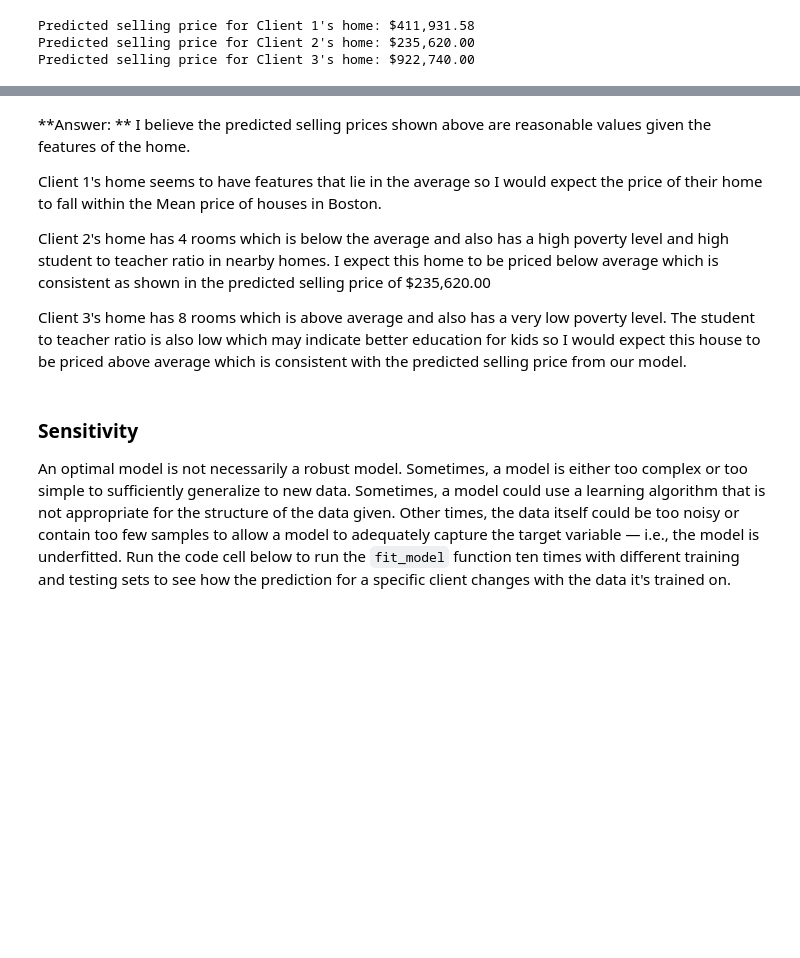
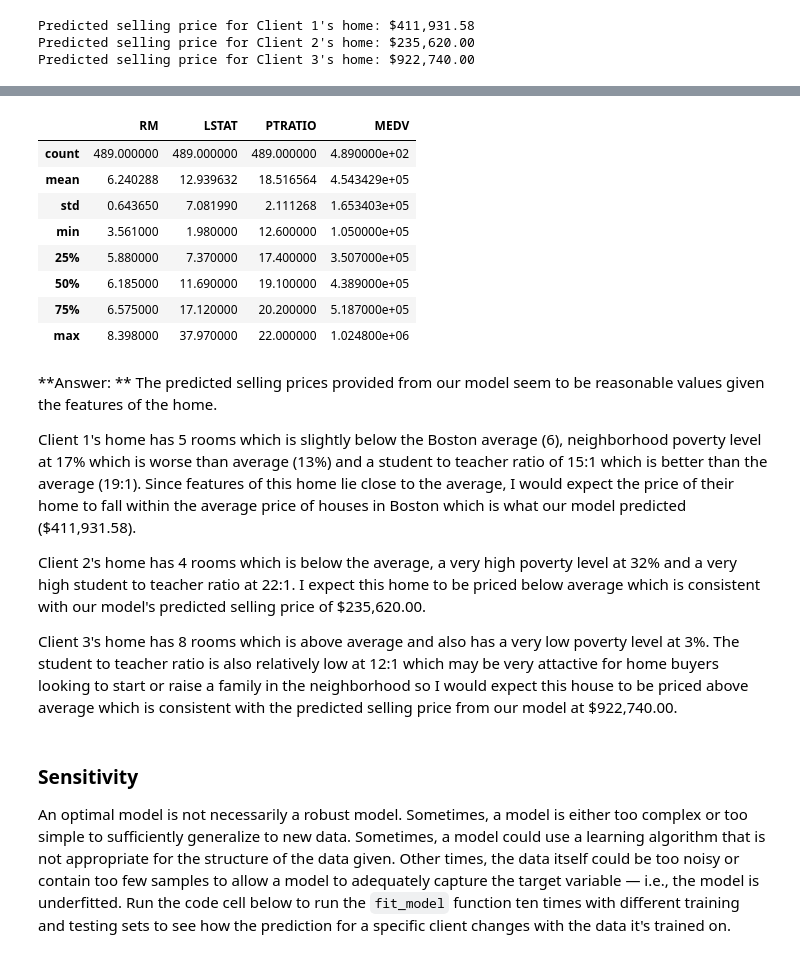
Before and after one commit to JLeung46/boston_housing, a Jupyter notebook: boston_housing.ipynb, the cells around one changed output, grey strips where cells are left out. Cells and saved outputs as stored; diff of their text form; code cells hidden in the pictures; blank space fills up the shorter version.

```diff
--- a/boston_housing.ipynb
+++ b/boston_housing.ipynb
@@ -343,12 +379,24 @@ Standard deviation of prices: $165,340.28
+# %%
+data.describe()
+# %% [output]
+|  | RM | LSTAT | PTRATIO | MEDV |
+| count | 489.000000 | 489.000000 | 489.000000 | 4.890000e+02 |
+| mean | 6.240288 | 12.939632 | 18.516564 | 4.543429e+05 |
+| std | 0.643650 | 7.081990 | 2.111268 | 1.653403e+05 |
+| min | 3.561000 | 1.980000 | 12.600000 | 1.050000e+05 |
+| 25% | 5.880000 | 7.370000 | 17.400000 | 3.507000e+05 |
+| 50% | 6.185000 | 11.690000 | 19.100000 | 4.389000e+05 |
+| 75% | 6.575000 | 17.120000 | 20.200000 | 5.187000e+05 |
+| max | 8.398000 | 37.970000 | 22.000000 | 1.024800e+06 |
 # %% [markdown]
 **Answer: **
-I believe the predicted selling prices shown above are reasonable values given the features of the home.
+The predicted selling prices provided from our model seem to be reasonable values given the features of the home.
 
-Client 1's home seems to have features that lie in the average so I would expect the price of their home to fall within the Mean price of houses in Boston.
+Client 1's home has 5 rooms which is slightly below the Boston average (6), neighborhood poverty level at 17% which is worse than average (13%) and a student to teacher ratio of 15:1 which is better than the average (19:1). Since features of this home lie close to the average, I would expect the price of their home to fall within the average price of houses in Boston which is what our model predicted ($411,931.58).
 
-Client 2's home has 4 rooms which is below the average and also has a high poverty level and high student to teacher ratio in nearby homes. I expect this home to be priced below average which is consistent as shown in the predicted selling price of $235,620.00
+Client 2's home has 4 rooms which is below the average, a very high poverty level at 32% and a very high student to teacher ratio at 22:1. I expect this home to be priced below average which is consistent with our model's predicted selling price of $235,620.00.
 
-Client 3's home has 8 rooms which is above average and also has a very low poverty level. The student to teacher ratio is also low which may indicate better education for kids so I would expect this house to be priced above average which is consistent with the predicted selling price from our model.
+Client 3's home has 8 rooms which is above average and also has a very low poverty level at 3%. The student to teacher ratio is also relatively low at 12:1 which may be very attactive for home buyers looking to start or raise a family in the neighborhood so I would expect this house to be priced above average which is consistent with the predicted selling price from our model at $922,740.00.
 # %% [markdown]
 ### Sensitivity
 An optimal model is not necessarily a robust model. Sometimes, a model is either too complex or too simple to sufficiently generalize to new data. Sometimes, a model could use a learning algorithm that is not appropriate for the structure of the data given. Other times, the data itself could be too noisy or contain too few samples to allow a model to adequately capture the target variable — i.e., the model is underfitted. Run the code cell below to run the `fit_model` function ten times with different training and testing sets to see how the prediction for a specific client changes with the data it's trained on.
```
Also changed, not shown: parts of 15 cells of this notebook, 2 other files.
